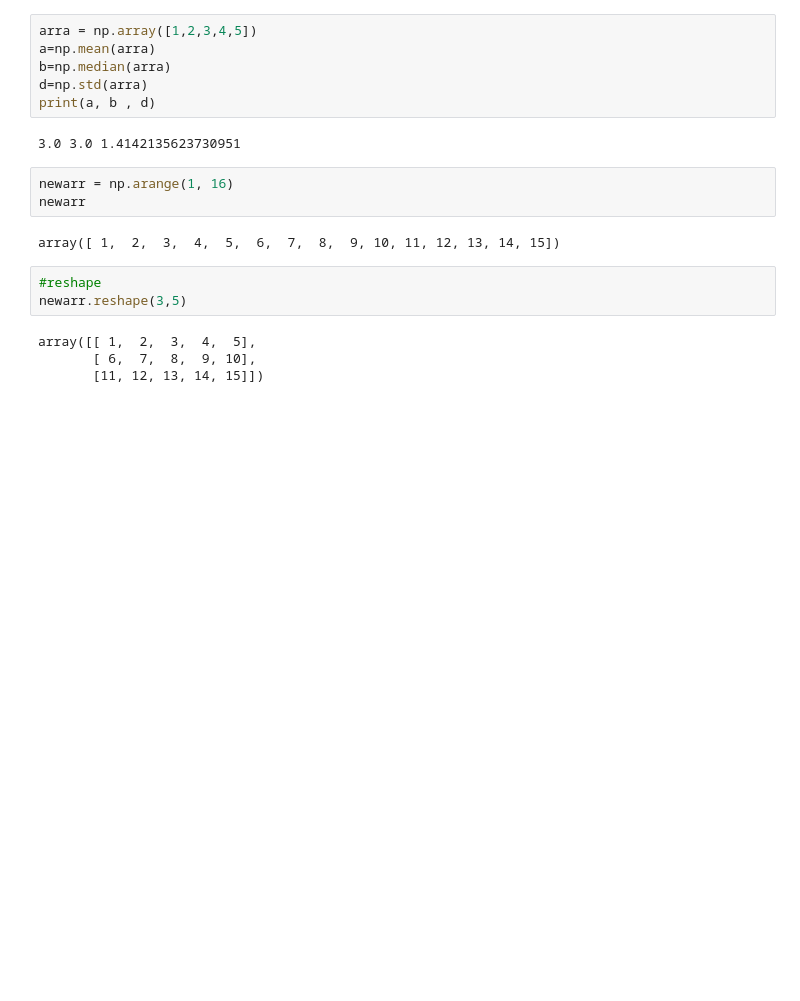
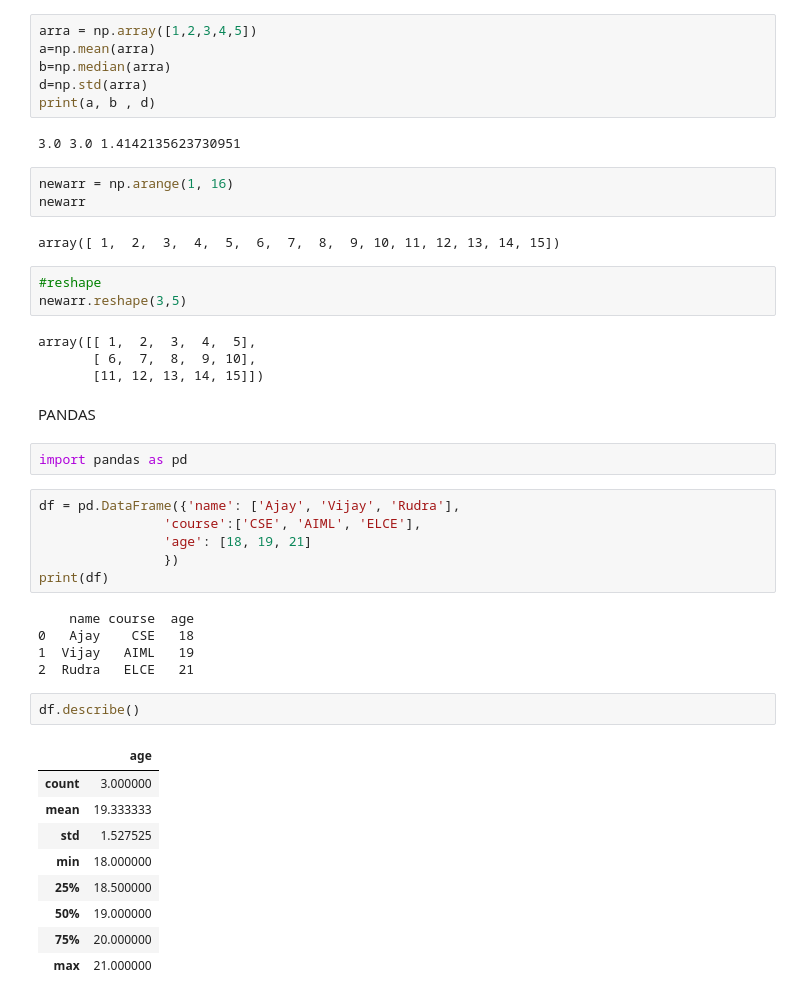
Before and after one commit to Singh-Rimjhim/HCL_Training, a Jupyter notebook: Day_02.ipynb, the cells around one changed output. Cells and saved outputs as stored; diff of their text form; blank space fills up the shorter version.

```diff
--- a/Day_02.ipynb
+++ b/Day_02.ipynb
@@ -70,3 +70,30 @@ newarr.reshape(3,5)
 array([[ 1,  2,  3,  4,  5],
        [ 6,  7,  8,  9, 10],
        [11, 12, 13, 14, 15]])
+# %% [markdown]
+PANDAS
+# %%
+import pandas as pd
+# %%
+df = pd.DataFrame({'name': ['Ajay', 'Vijay', 'Rudra'],
+                'course':['CSE', 'AIML', 'ELCE'],
+                'age': [18, 19, 21]
+                })
+print(df)
+# %% [output]
+    name course  age
+0   Ajay    CSE   18
+1  Vijay   AIML   19
+2  Rudra   ELCE   21
+# %%
+df.describe()
+# %% [output]
+|  | age |
+| count | 3.000000 |
+| mean | 19.333333 |
+| std | 1.527525 |
+| min | 18.000000 |
+| 25% | 18.500000 |
+| 50% | 19.000000 |
+| 75% | 20.000000 |
+| max | 21.000000 |
```
Also changed, not shown: parts of 6 cells of this notebook, 2 other files.
